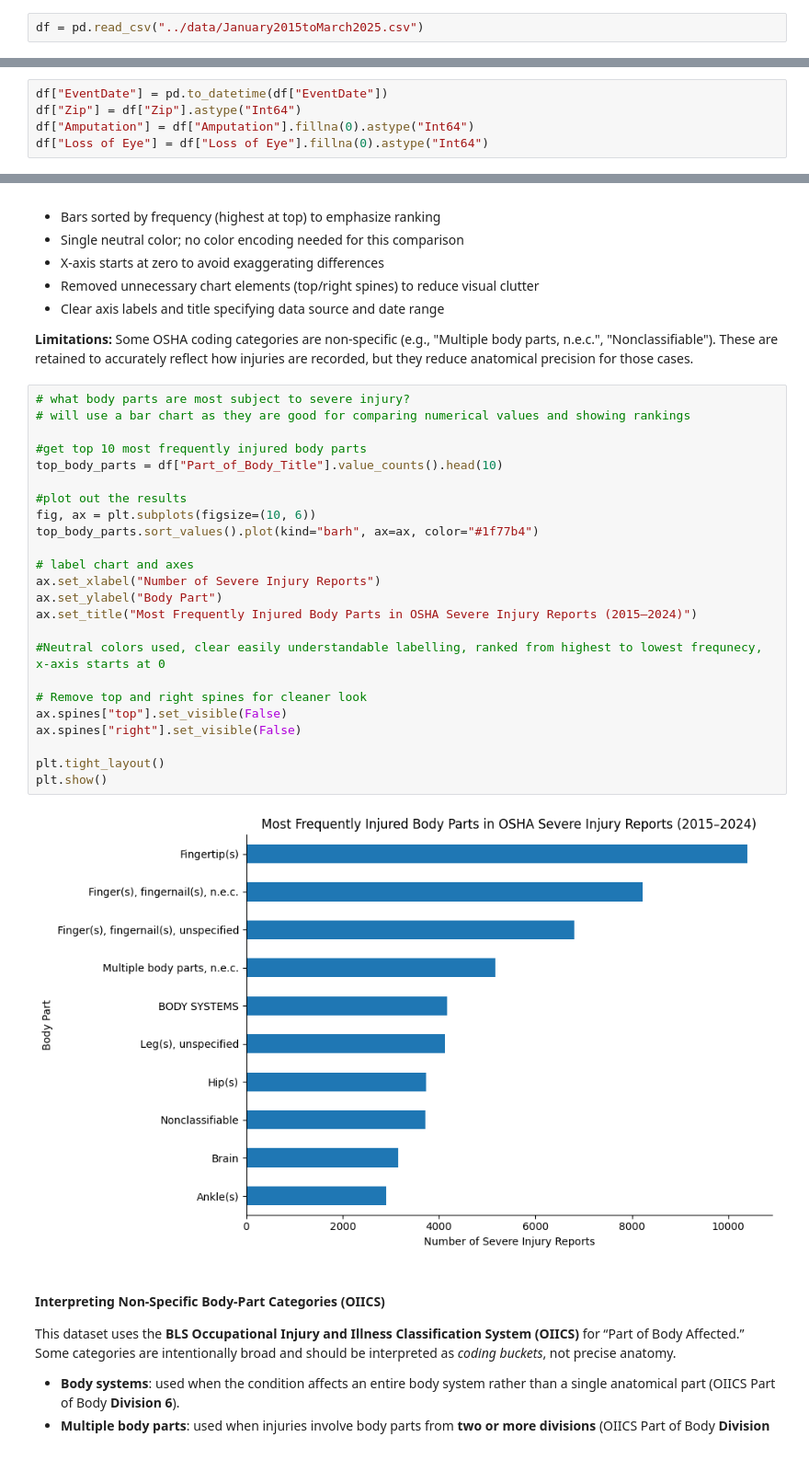
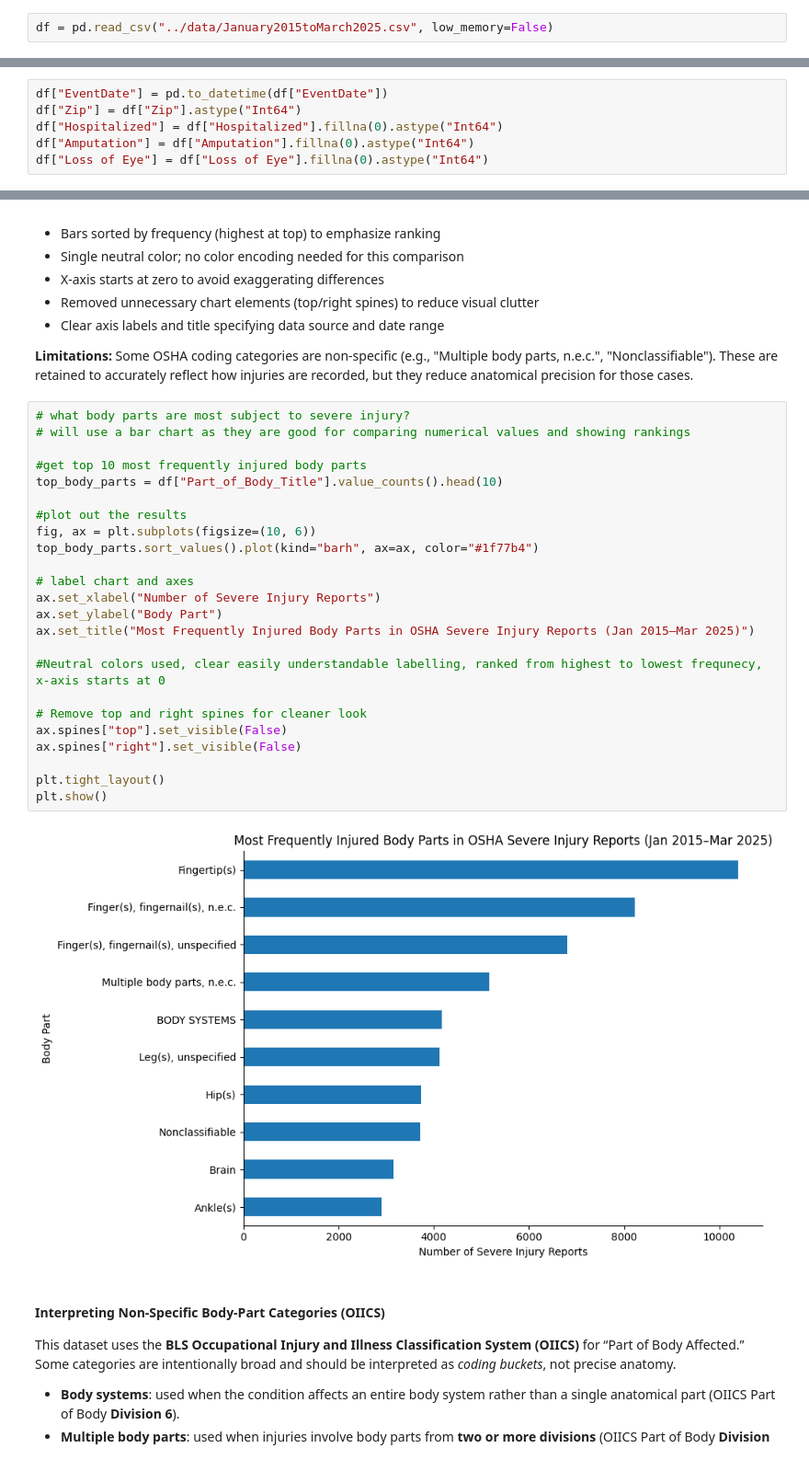
Before and after one commit to CourtneyMandela/occupational_injury_trends, a Jupyter notebook: notebooks/osha_severe_injury.ipynb, the cells around one changed output, grey strips where cells are left out. Shown at 92% size. Saved outputs shown, nothing was run; the diff lists cells and outputs as text.

```diff
--- a/notebooks/osha_severe_injury.ipynb
+++ b/notebooks/osha_severe_injury.ipynb
@@ -4,7 +4,7 @@ import matplotlib.pyplot as plt
 # %% [markdown]
 ## Data Loading
 # %%
-df = pd.read_csv("../data/January2015toMarch2025.csv")
+df = pd.read_csv("../data/January2015toMarch2025.csv", low_memory=False)
 # %%
 df.head()
 # %% [output]
@@ -156,6 +156,7 @@ dtype: object
 # %%
 df["EventDate"] = pd.to_datetime(df["EventDate"])
 df["Zip"] = df["Zip"].astype("Int64")
+df["Hospitalized"] = df["Hospitalized"].fillna(0).astype("Int64")
 df["Amputation"] = df["Amputation"].fillna(0).astype("Int64")
 df["Loss of Eye"] = df["Loss of Eye"].fillna(0).astype("Int64")
 # %%
@@ -804,29 +807,29 @@ Given these limitations, this project will focus on **injury characteristics** -
 # %%
 # what body parts are most subject to severe injury?
 # will use a bar chart as they are good for comparing numerical values and showing rankings
 
 #get top 10 most frequently injured body parts
 top_body_parts = df["Part_of_Body_Title"].value_counts().head(10)
 
 #plot out the results
 fig, ax = plt.subplots(figsize=(10, 6))
 top_body_parts.sort_values().plot(kind="barh", ax=ax, color="#1f77b4")
 
 # label chart and axes
 ax.set_xlabel("Number of Severe Injury Reports")
 ax.set_ylabel("Body Part")
-ax.set_title("Most Frequently Injured Body Parts in OSHA Severe Injury Reports (2015–2024)")
+ax.set_title("Most Frequently Injured Body Parts in OSHA Severe Injury Reports (Jan 2015–Mar 2025)")
 
 #Neutral colors used, clear easily understandable labelling, ranked from highest to lowest frequnecy, x-axis starts at 0
 
 # Remove top and right spines for cleaner look
 ax.spines["top"].set_visible(False)
 ax.spines["right"].set_visible(False)
 
 plt.tight_layout()
 plt.show()
 # %% [output]
-[figure, old version]
+[figure, new version]
 # %% [markdown]
 #### Interpreting Non-Specific Body-Part Categories (OIICS)
 
```
Also changed, not shown: parts of 18 cells of this notebook, 2 other files.
